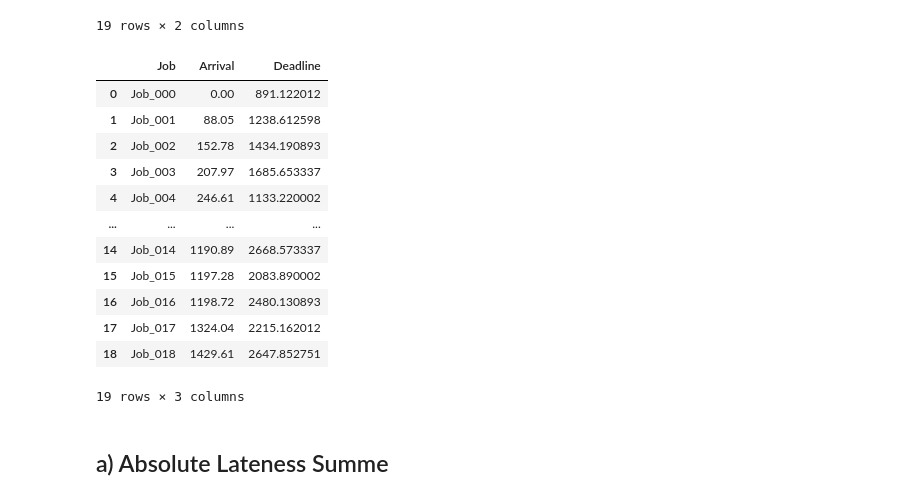
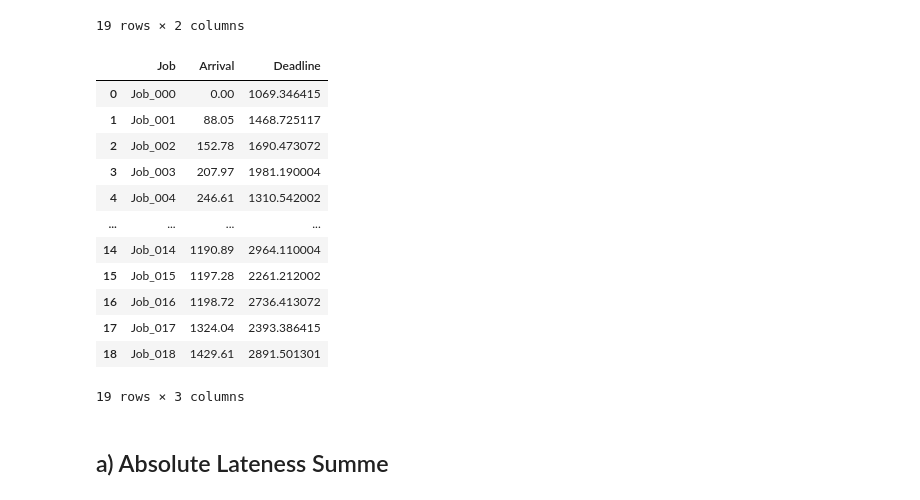
Before and after one commit to konrad-adamski/HTWD_JobShop_Rescheduling, a Jupyter notebook: 02_Scheduling_with_Arrival_and_DueDate/03_Lateness.ipynb, the cells around one changed output. Saved outputs shown, nothing was run; the diff lists cells and outputs as text; code cells hidden in the pictures.

```diff
--- a/02_Scheduling_with_Arrival_and_DueDate/03_Lateness.ipynb
+++ b/02_Scheduling_with_Arrival_and_DueDate/03_Lateness.ipynb
@@ -71,21 +71,21 @@ df_arrivals
 | 18 | Job_018 | 1429.61 |
 19 rows × 2 columns
 # %%
-df_times = deadline_gen.get_times_df(df_jssp, df_arrivals, ssv.schedule_fcfs_with_arrivals, target_service=1, buffer_factor=1.1)
+df_times = deadline_gen.get_times_df(df_jssp, df_arrivals, ssv.schedule_fcfs_with_arrivals, target_service=1, buffer_factor=1.2)
 df_times
 # %% [output]
 |  | Job | Arrival | Deadline |
-| 0 | Job_000 | 0.00 | 891.122012 |
-| 1 | Job_001 | 88.05 | 1238.612598 |
-| 2 | Job_002 | 152.78 | 1434.190893 |
-| 3 | Job_003 | 207.97 | 1685.653337 |
-| 4 | Job_004 | 246.61 | 1133.220002 |
+| 0 | Job_000 | 0.00 | 1069.346415 |
+| 1 | Job_001 | 88.05 | 1468.725117 |
+| 2 | Job_002 | 152.78 | 1690.473072 |
+| 3 | Job_003 | 207.97 | 1981.190004 |
+| 4 | Job_004 | 246.61 | 1310.542002 |
 | ... | ... | ... | ... |
-| 14 | Job_014 | 1190.89 | 2668.573337 |
-| 15 | Job_015 | 1197.28 | 2083.890002 |
-| 16 | Job_016 | 1198.72 | 2480.130893 |
-| 17 | Job_017 | 1324.04 | 2215.162012 |
-| 18 | Job_018 | 1429.61 | 2647.852751 |
+| 14 | Job_014 | 1190.89 | 2964.110004 |
+| 15 | Job_015 | 1197.28 | 2261.212002 |
+| 16 | Job_016 | 1198.72 | 2736.413072 |
+| 17 | Job_017 | 1324.04 | 2393.386415 |
+| 18 | Job_018 | 1429.61 | 2891.501301 |
 19 rows × 3 columns
 # %% [markdown]
 ## a) Absolute Lateness Summe
```
Also changed, not shown: parts of 8 cells of this notebook, 7 other files.
